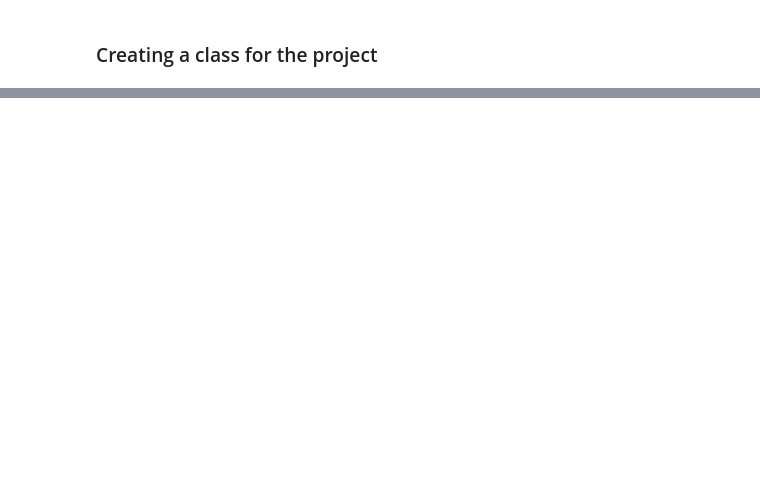
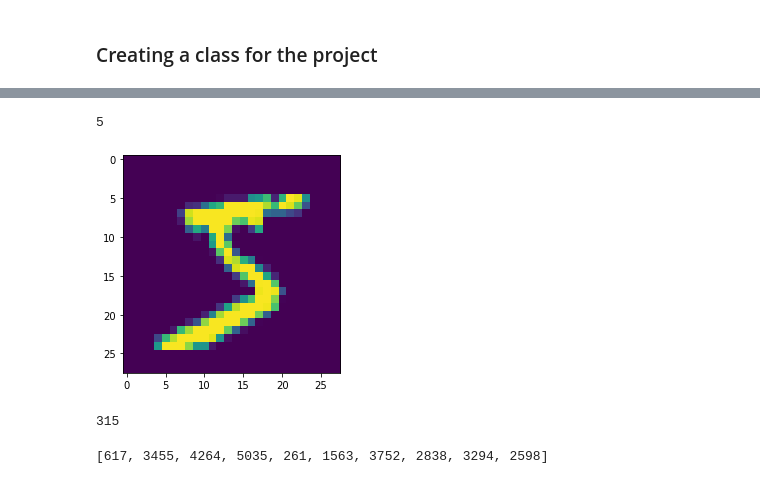
Before and after one commit to sandheepgopinath/Code-Repository, a Jupyter notebook: Artificial Intelligence/GAN/GAN.ipynb, the cells around one changed output, grey strips where cells are left out. Drawn from its saved outputs; the diff is of its cells as text; code cells hidden in the pictures; blank space fills up the shorter version.

```diff
--- a/Artificial Intelligence/GAN/GAN.ipynb
+++ b/Artificial Intelligence/GAN/GAN.ipynb
@@ -40,0 +159,21 @@ mnist.image_normalisation() # Normalising the pixels in image
+# %%
+aimport matplotlib.pyplot as plt
+plt.imshow(mnist.combine_x[0])
+print(mnist.combine_y[0])
+# %% [output]
+5
+[figure, added]
+# %%
+import numpy as np
+fivePct=(mnist.combine_y[np.where(mnist.combine_y==5)].shape[0]*5)//100
+index=np.arange(0,mnist.combine_y[np.where(mnist.combine_y==5)].shape[0])
+import random
+print(fivePct)
+# random.sample(index,fivePct)
+# print(len(index),index[0],index[:-1],random.sample(index,fivePct).shape)
+# %% [output]
+315
+# %%
+random.sample(set(index),10)
+# %% [output]
+[617, 3455, 4264, 5035, 261, 1563, 3752, 2838, 3294, 2598]
```
Also changed, not shown: parts of 8 cells of this notebook.
